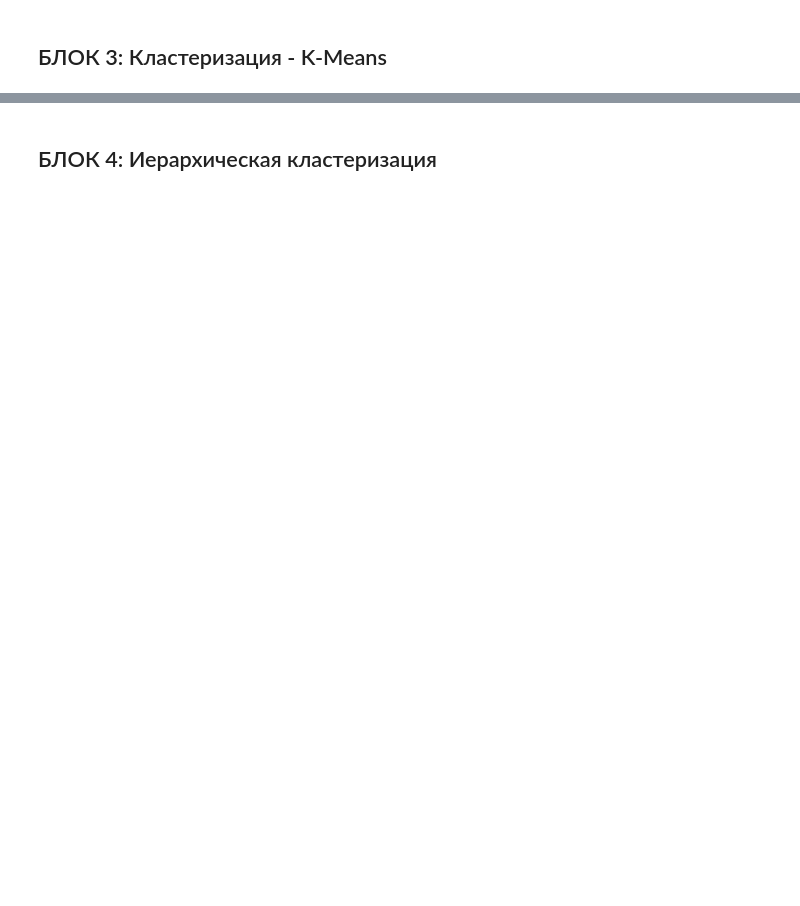
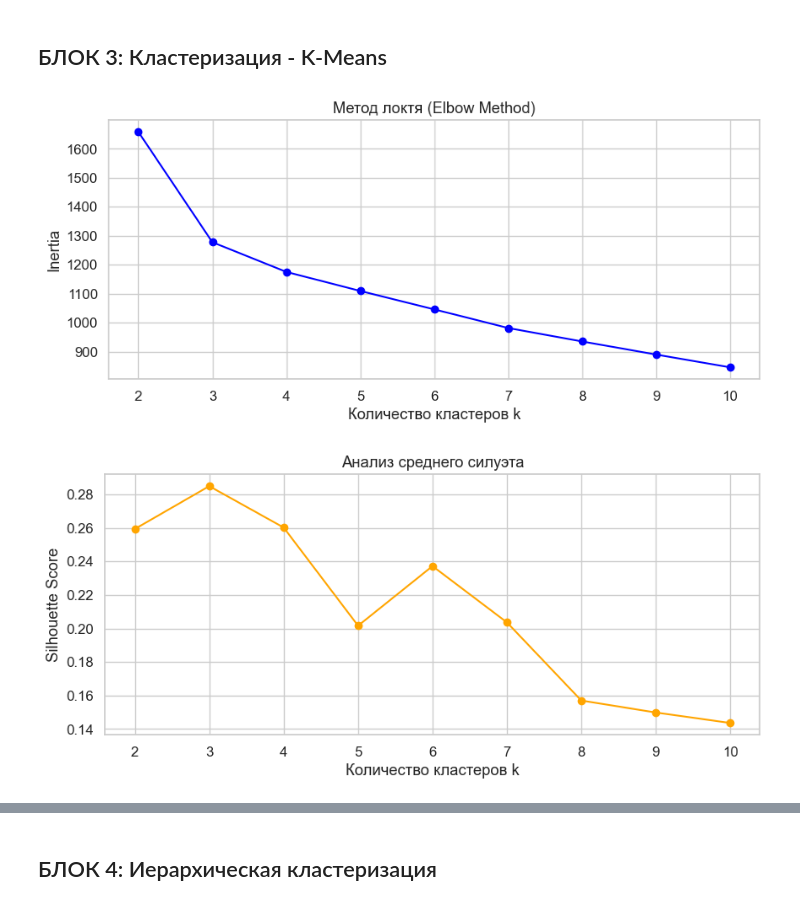
Before and after one commit to rtlssp/iad_pr5, a Jupyter notebook: unsupervised_learning_practice_ru.ipynb, the cells around one changed output, grey strips where cells are left out. Saved outputs shown, nothing was run; the diff lists cells and outputs as text; code cells hidden in the pictures; blank space fills up the shorter version.

```diff
--- a/unsupervised_learning_practice_ru.ipynb
+++ b/unsupervised_learning_practice_ru.ipynb
@@ -120,18 +201,49 @@ print("Библиотеки машинного обучения загружен
 # %% [markdown]
 ## БЛОК 3: Кластеризация - K-Means
 # %%
-# ЗАДАЧА 3.1: Определение оптимального количества кластеров
-# Используйте метод локтя и анализ силуэта
+import pandas as pd
+import matplotlib.pyplot as plt
+from sklearn.datasets import load_wine
+from sklearn.preprocessing import StandardScaler
+from sklearn.cluster import KMeans
+from sklearn.metrics import silhouette_score
+import seaborn as sns
 
-# ПОДСКАЗКА: Протестируйте k от 2 до 10
-# ПОДСКАЗКА: Сохраните значения inertia и silhouette_score
-# ПОДСКАЗКА: Постройте графики для визуального анализа
+wine = load_wine()
+X = pd.DataFrame(wine.data, columns=wine.feature_names)
 
-# ВАШ КОД ЗДЕСЬ:
-# 1. Создайте цикл по различным значениям k
-# 2. Для каждого k вычислите inertia и silhouette_score
-# 3. Постройте два графика: elbow plot и silhouette plot
+scaler = StandardScaler()
+X_scaled = scaler.fit_transform(X)
 
+inertia = []
+silhouette_scores = []
 
-# ВОПРОС: Какое количество кластеров кажется оптимальным и почему?
+for k in range(2, 11):
+    kmeans = KMeans(n_clusters=k, random_state=42, n_init=10)
+    labels = kmeans.fit_predict(X_scaled)
+    inertia.append(kmeans.inertia_)
+    silhouette_scores.append(silhouette_score(X_scaled, labels))
+
+sns.set(style="whitegrid", font_scale=1.1)
+
+plt.figure(figsize=(10, 4))
+plt.plot(range(2, 11), inertia, 'o-', color='blue')
+plt.xticks(range(2, 11))
+plt.title("Метод локтя (Elbow Method)")
+plt.xlabel("Количество кластеров k")
+plt.ylabel("Inertia")
+plt.grid(True)
+plt.show()
+
+plt.figure(figsize=(10, 4))
+plt.plot(range(2, 11), silhouette_scores, 'o-', color='orange')
+plt.xticks(range(2, 11))
+plt.title("Анализ среднего силуэта")
+plt.xlabel("Количество кластеров k")
+plt.ylabel("Silhouette Score")
+plt.grid(True)
+plt.show()
+# %% [output]
+[figure, added]
+[figure, added]
 # %%
```
Also changed, not shown: parts of 18 cells of this notebook, 1 other file.
